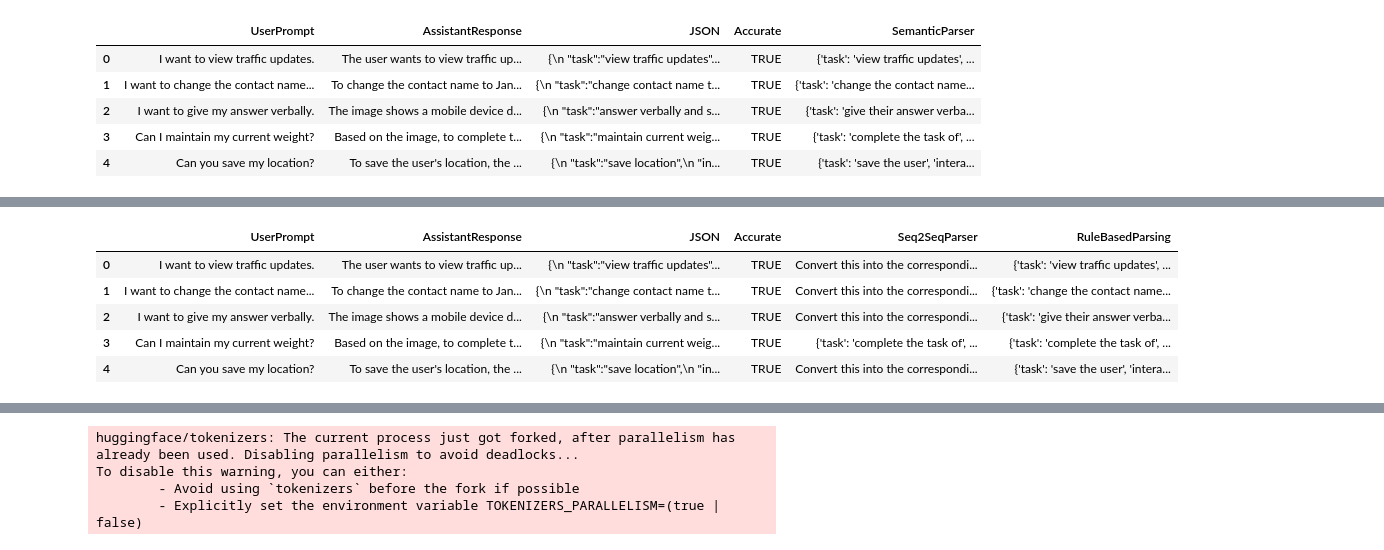
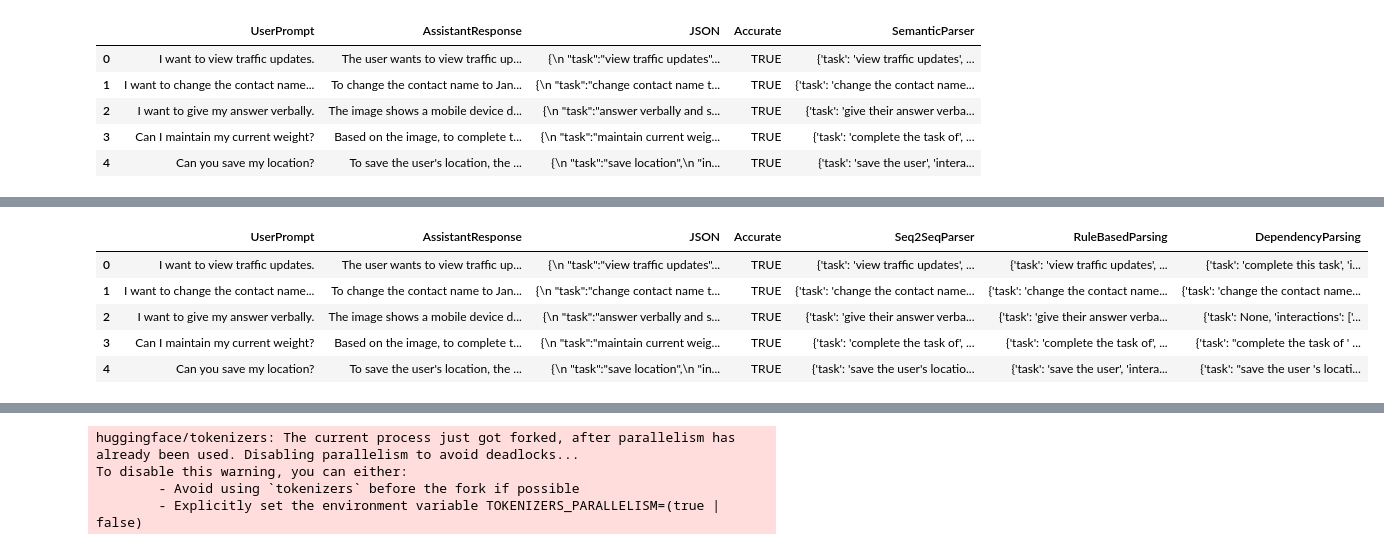
Before and after one commit to rng190001/CS6375-ResearchProject, a Jupyter notebook: evaluationMetrics.ipynb, the cells around one changed output, grey strips where cells are left out. Cells and saved outputs as stored; diff of their text form; code cells hidden in the pictures.

```diff
--- a/evaluationMetrics.ipynb
+++ b/evaluationMetrics.ipynb
@@ -10,7 +10,7 @@ ruleBasedParsing.head()
 | 3 | Can I maintain my current weight? | Based on the image, to complete t... | {\n "task":"maintain current weig... | TRUE | {'task': 'complete the task of', ... |
 | 4 | Can you save my location? | To save the user's location, the ... | {\n "task":"save location",\n "in... | TRUE | {'task': 'save the user', 'intera... |
 # %%
-seq2seqParsing = pd.read_csv("Seq2SeqParsingOutput.csv")
+seq2seqParsing = pd.read_csv("Seq2SeqParsingOutput2.csv")
 seq2seqParsing.head()
 # %% [output]
 |  | UserPrompt | AssistantResponse | JSON | Accurate | Seq2SeqParser |
@@ -21,0 +22,3 @@ seq2seqParsing.head()
+# %%
+dependencyParsing = pd.read_csv("VLM_responses_Baseline_DependencyParser.csv")
+dependencyParsing.head()
@@ -22,13 +32,14 @@ seq2seqParsing.head()
 # %%
 seq2seqParsing["RuleBasedParsing"] = ruleBasedParsing["SemanticParser"]
+seq2seqParsing["DependencyParsing"] = dependencyParsing["DependencyParser"]
 seq2seqParsing.head()
 # %% [output]
-|  | UserPrompt | AssistantResponse | JSON | Accurate | Seq2SeqParser | RuleBasedParsing |
-| 0 | I want to view traffic updates. | The user wants to view traffic up... | {\n "task":"view traffic updates"... | TRUE | Convert this into the correspondi... | {'task': 'view traffic updates', ... |
-| 1 | I want to change the contact name... | To change the contact name to Jan... | {\n "task":"change contact name t... | TRUE | Convert this into the correspondi... | {'task': 'change the contact name... |
-| 2 | I want to give my answer verbally. | The image shows a mobile device d... | {\n "task":"answer verbally and s... | TRUE | Convert this into the correspondi... | {'task': 'give their answer verba... |
-| 3 | Can I maintain my current weight? | Based on the image, to complete t... | {\n "task":"maintain current weig... | TRUE | {'task': 'complete the task of', ... | {'task': 'complete the task of', ... |
-| 4 | Can you save my location? | To save the user's location, the ... | {\n "task":"save location",\n "in... | TRUE | Convert this into the correspondi... | {'task': 'save the user', 'intera... |
+|  | UserPrompt | AssistantResponse | JSON | Accurate | Seq2SeqParser | RuleBasedParsing | DependencyParsing |
+| 0 | I want to view traffic updates. | The user wants to view traffic up... | {\n "task":"view traffic updates"... | TRUE | {'task': 'view traffic updates', ... | {'task': 'view traffic updates', ... | {'task': 'complete this task', 'i... |
+| 1 | I want to change the contact name... | To change the contact name to Jan... | {\n "task":"change contact name t... | TRUE | {'task': 'change the contact name... | {'task': 'change the contact name... | {'task': 'change the contact name... |
+| 2 | I want to give my answer verbally. | The image shows a mobile device d... | {\n "task":"answer verbally and s... | TRUE | {'task': 'give their answer verba... | {'task': 'give their answer verba... | {'task': None, 'interactions': ['... |
+| 3 | Can I maintain my current weight? | Based on the image, to complete t... | {\n "task":"maintain current weig... | TRUE | {'task': 'complete the task of', ... | {'task': 'complete the task of', ... | {'task': "complete the task of ' ... |
+| 4 | Can you save my location? | To save the user's location, the ... | {\n "task":"save location",\n "in... | TRUE | {'task': 'save the user's locatio... | {'task': 'save the user', 'intera... | {'task': "save the user 's locati... |
 # %%
 from difflib import SequenceMatcher
 
```
Also changed, not shown: parts of 14 cells of this notebook, 1 other file.
